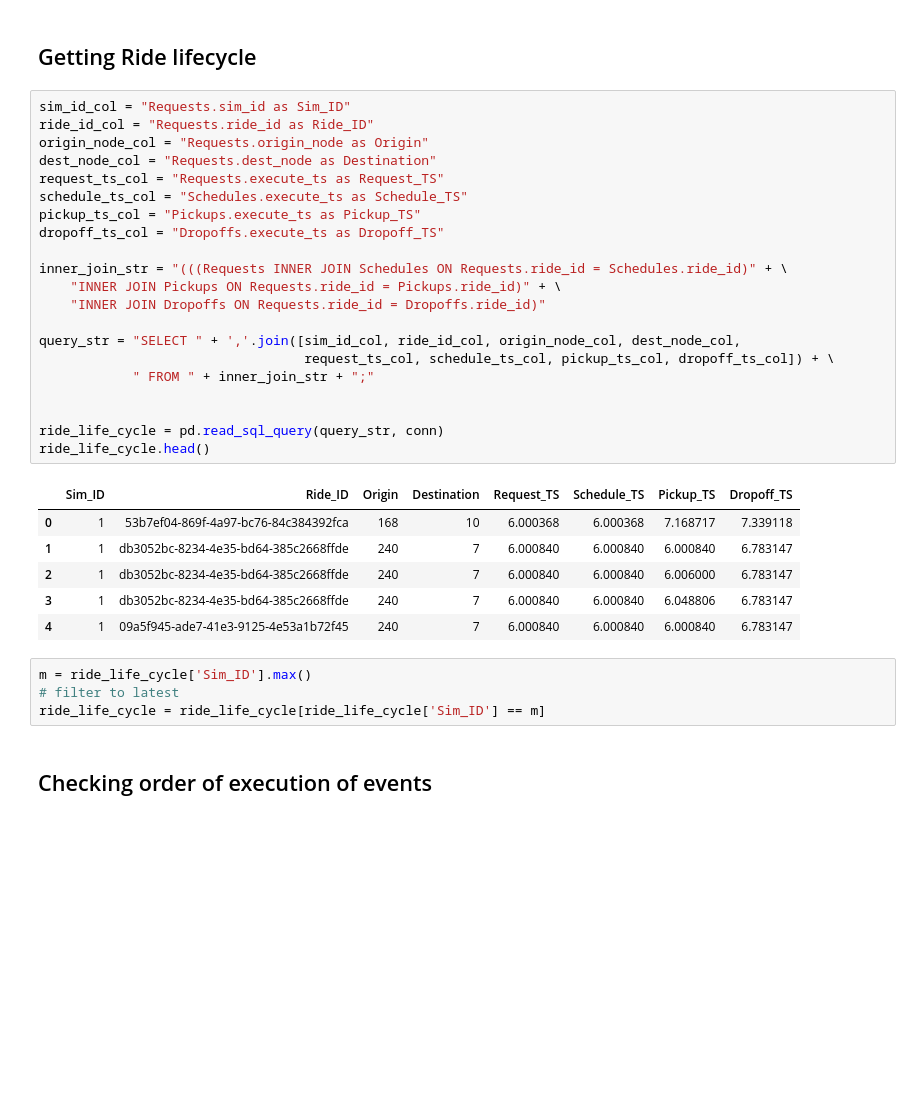
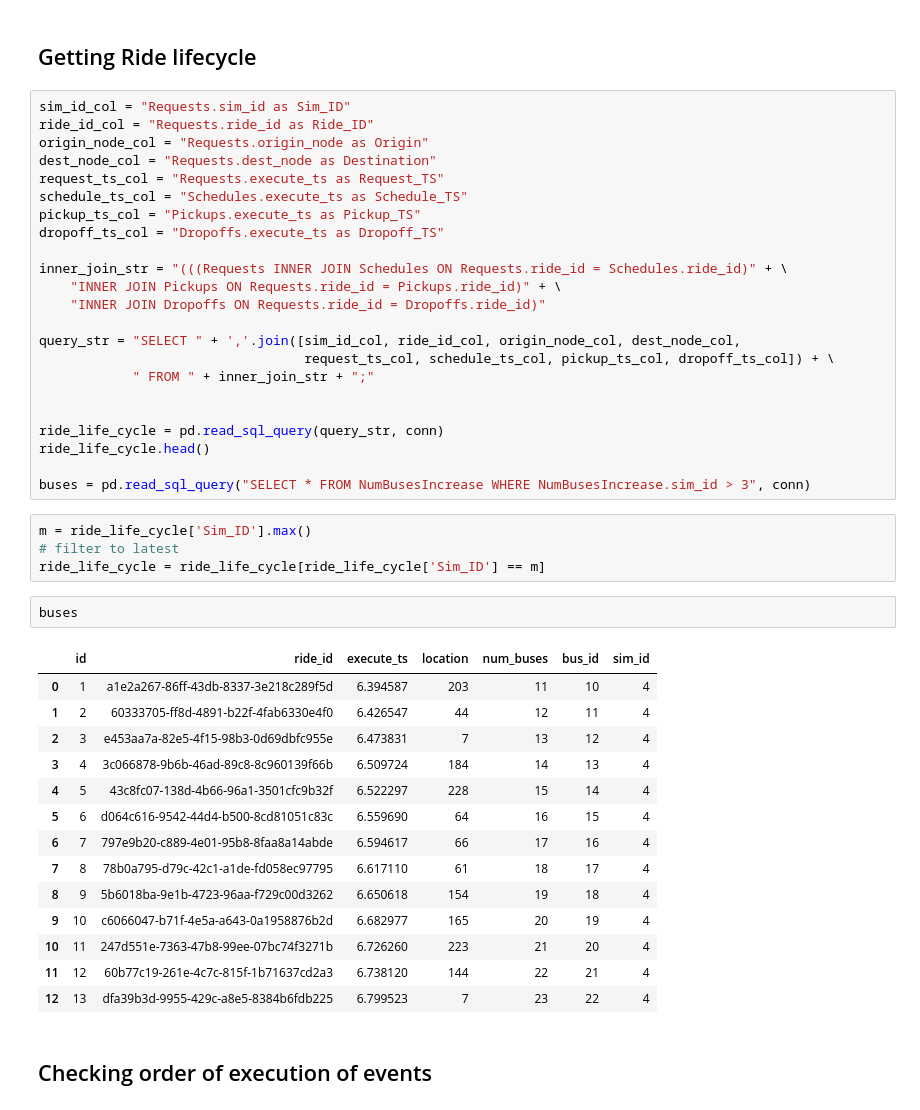
Before and after one commit to sidharth-potdar/dynamic-bus, a Jupyter notebook: analysis/DB_Analysis.ipynb, the cells around one changed output. Cells and saved outputs as stored; diff of their text form; blank space fills up the shorter version.

```diff
--- a/analysis/DB_Analysis.ipynb
+++ b/analysis/DB_Analysis.ipynb
@@ -32,17 +32,29 @@ query_str = "SELECT " + ','.join([sim_id_col, ride_id_col, origin_node_col, dest
 
 ride_life_cycle = pd.read_sql_query(query_str, conn)
 ride_life_cycle.head()
+
+buses = pd.read_sql_query("SELECT * FROM NumBusesIncrease WHERE NumBusesIncrease.sim_id > 3", conn)
-# %% [output]
-|  | Sim_ID | Ride_ID | Origin | Destination | Request_TS | Schedule_TS | Pickup_TS | Dropoff_TS |
-| 0 | 1 | 53b7ef04-869f-4a97-bc76-84c384392fca | 168 | 10 | 6.000368 | 6.000368 | 7.168717 | 7.339118 |
-| 1 | 1 | db3052bc-8234-4e35-bd64-385c2668ffde | 240 | 7 | 6.000840 | 6.000840 | 6.000840 | 6.783147 |
-| 2 | 1 | db3052bc-8234-4e35-bd64-385c2668ffde | 240 | 7 | 6.000840 | 6.000840 | 6.006000 | 6.783147 |
-| 3 | 1 | db3052bc-8234-4e35-bd64-385c2668ffde | 240 | 7 | 6.000840 | 6.000840 | 6.048806 | 6.783147 |
-| 4 | 1 | 09a5f945-ade7-41e3-9125-4e53a1b72f45 | 240 | 7 | 6.000840 | 6.000840 | 6.000840 | 6.783147 |
 # %%
 m = ride_life_cycle['Sim_ID'].max()
 # filter to latest
 ride_life_cycle = ride_life_cycle[ride_life_cycle['Sim_ID'] == m]
+# %%
+buses
+# %% [output]
+|  | id | ride_id | execute_ts | location | num_buses | bus_id | sim_id |
+| 0 | 1 | a1e2a267-86ff-43db-8337-3e218c289f5d | 6.394587 | 203 | 11 | 10 | 4 |
+| 1 | 2 | 60333705-ff8d-4891-b22f-4fab6330e4f0 | 6.426547 | 44 | 12 | 11 | 4 |
+| 2 | 3 | e453aa7a-82e5-4f15-98b3-0d69dbfc955e | 6.473831 | 7 | 13 | 12 | 4 |
+| 3 | 4 | 3c066878-9b6b-46ad-89c8-8c960139f66b | 6.509724 | 184 | 14 | 13 | 4 |
+| 4 | 5 | 43c8fc07-138d-4b66-96a1-3501cfc9b32f | 6.522297 | 228 | 15 | 14 | 4 |
+| 5 | 6 | d064c616-9542-44d4-b500-8cd81051c83c | 6.559690 | 64 | 16 | 15 | 4 |
+| 6 | 7 | 797e9b20-c889-4e01-95b8-8faa8a14abde | 6.594617 | 66 | 17 | 16 | 4 |
+| 7 | 8 | 78b0a795-d79c-42c1-a1de-fd058ec97795 | 6.617110 | 61 | 18 | 17 | 4 |
+| 8 | 9 | 5b6018ba-9e1b-4723-96aa-f729c00d3262 | 6.650618 | 154 | 19 | 18 | 4 |
+| 9 | 10 | c6066047-b71f-4e5a-a643-0a1958876b2d | 6.682977 | 165 | 20 | 19 | 4 |
+| 10 | 11 | 247d551e-7363-47b8-99ee-07bc74f3271b | 6.726260 | 223 | 21 | 20 | 4 |
+| 11 | 12 | 60b77c19-261e-4c7c-815f-1b71637cd2a3 | 6.738120 | 144 | 22 | 21 | 4 |
+| 12 | 13 | dfa39b3d-9955-429c-a8e5-8384b6fdb225 | 6.799523 | 7 | 23 | 22 | 4 |
 # %% [markdown]
 ## Checking order of execution of events
 # %%
```
Also changed, not shown: 3 other files.
